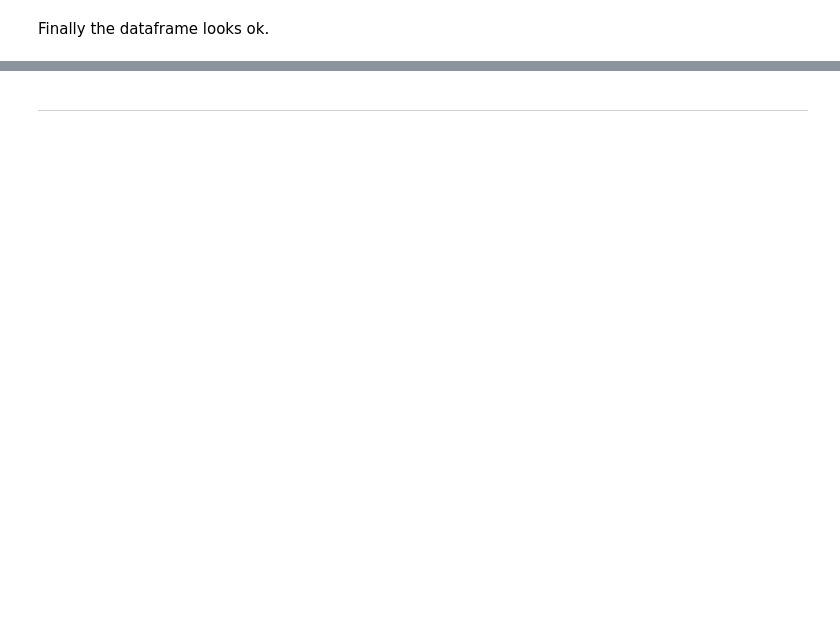
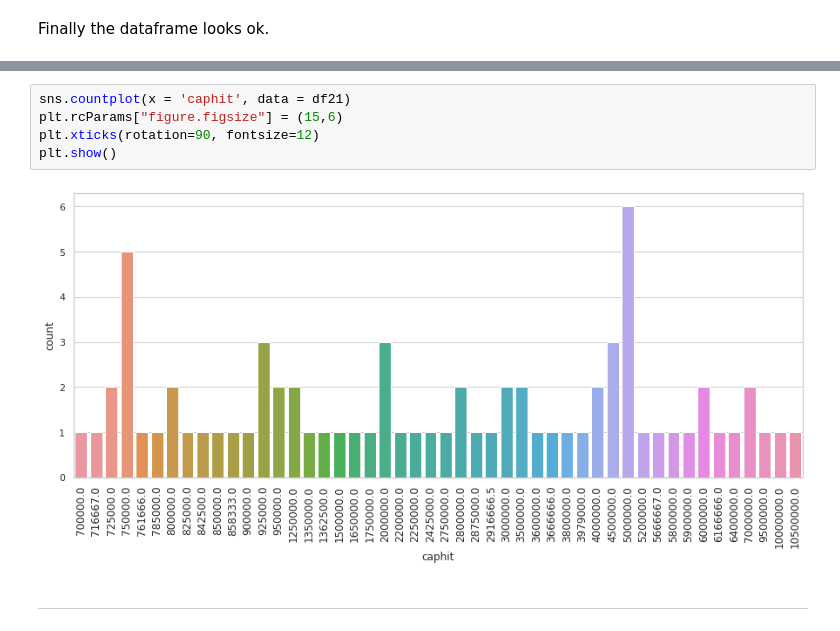
Before and after one commit to holezekki99/JODA2022, a Jupyter notebook: Goalie_salary_prediction.ipynb, the cells around one changed output, grey strips where cells are left out. Saved outputs shown, nothing was run; the diff lists cells and outputs as text; blank space fills up the shorter version.

```diff
--- a/Goalie_salary_prediction.ipynb
+++ b/Goalie_salary_prediction.ipynb
@@ -315,2 +345,9 @@ Finally the dataframe looks ok.
+# %%
+sns.countplot(x = 'caphit', data = df21)
+plt.rcParams["figure.figsize"] = (15,6)
+plt.xticks(rotation=90, fontsize=12)
+plt.show()
+# %% [output]
+[figure, added]
 # %% [markdown]
 -----
```
Also changed, not shown: parts of 17 cells of this notebook.
